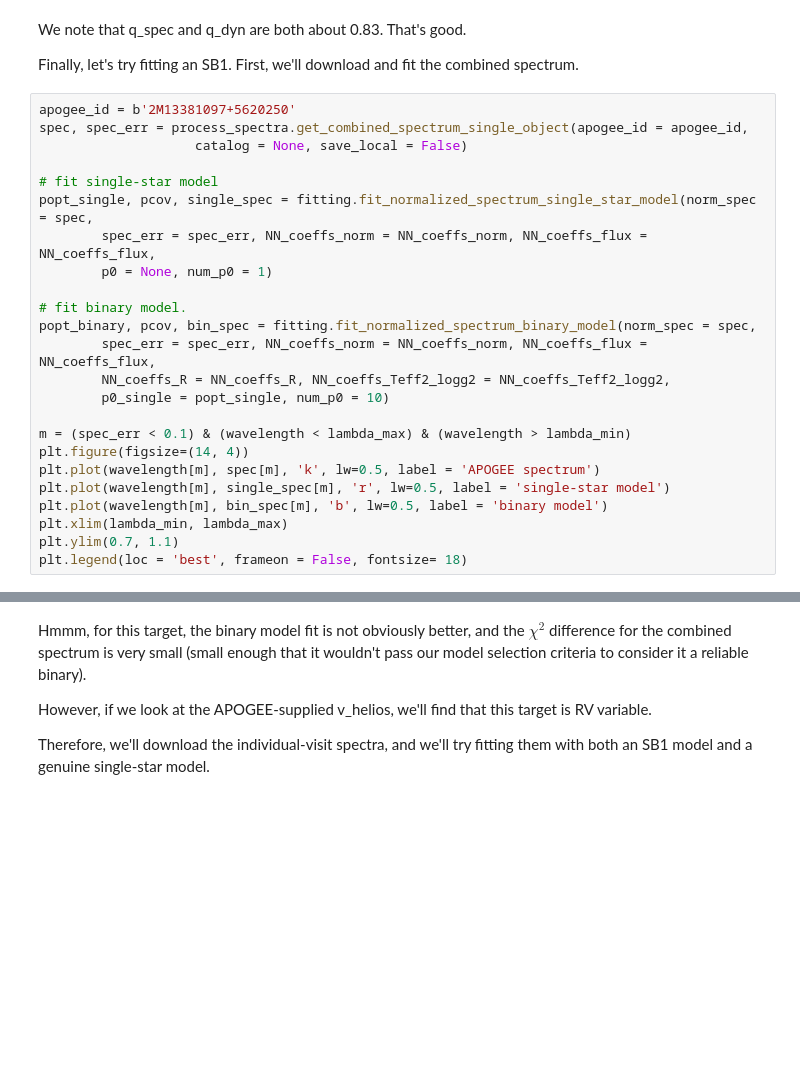
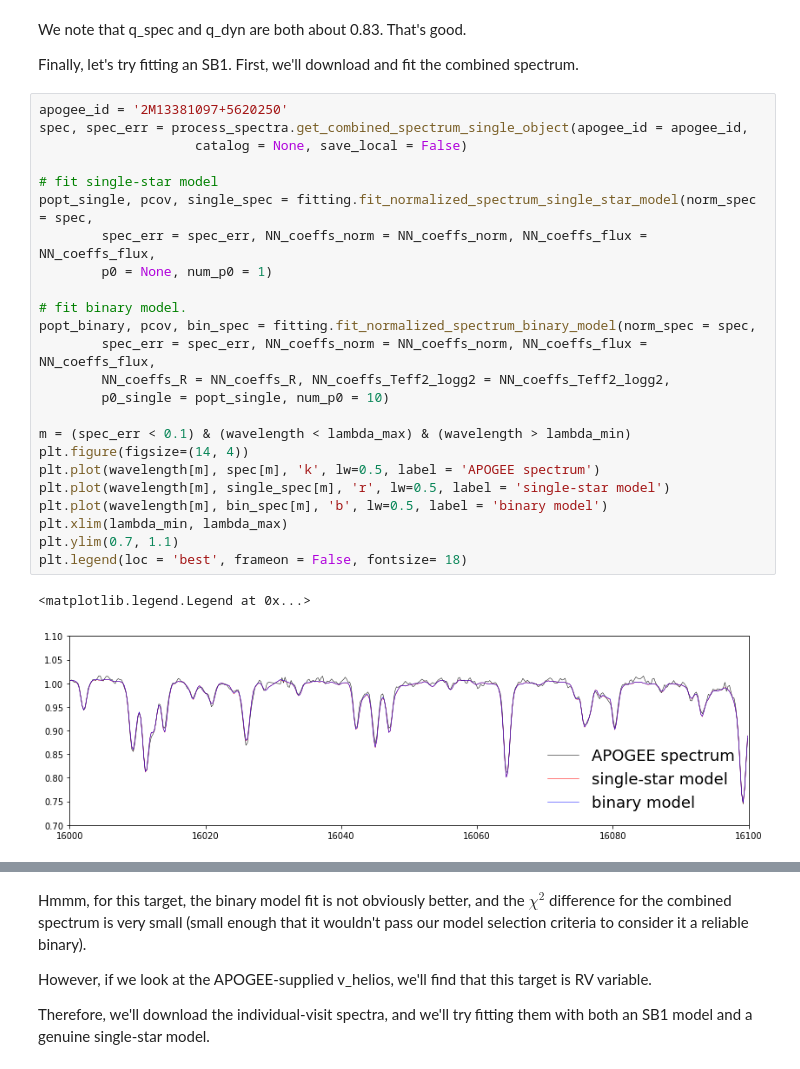
Before and after one commit to tingyuansen/binspec_plus, a Jupyter notebook: tutorial.ipynb, the cells around one changed output, grey strips where cells are left out. Cells and saved outputs as stored; diff of their text form; blank space fills up the shorter version.

```diff
--- a/tutorial.ipynb
+++ b/tutorial.ipynb
@@ -256,29 +274,32 @@ We note that q_spec and q_dyn are both about 0.83. That's good.
 
 Finally, let's try fitting an SB1. First, we'll download and fit the combined spectrum.
 # %%
-apogee_id = b'2M13381097+5620250'
+apogee_id = '2M13381097+5620250'
 spec, spec_err = process_spectra.get_combined_spectrum_single_object(apogee_id = apogee_id,
                     catalog = None, save_local = False)
 
 # fit single-star model
 popt_single, pcov, single_spec = fitting.fit_normalized_spectrum_single_star_model(norm_spec = spec,
         spec_err = spec_err, NN_coeffs_norm = NN_coeffs_norm, NN_coeffs_flux = NN_coeffs_flux,
         p0 = None, num_p0 = 1)
 
 # fit binary model.
 popt_binary, pcov, bin_spec = fitting.fit_normalized_spectrum_binary_model(norm_spec = spec,
         spec_err = spec_err, NN_coeffs_norm = NN_coeffs_norm, NN_coeffs_flux = NN_coeffs_flux,
         NN_coeffs_R = NN_coeffs_R, NN_coeffs_Teff2_logg2 = NN_coeffs_Teff2_logg2,
         p0_single = popt_single, num_p0 = 10)
 
 m = (spec_err < 0.1) & (wavelength < lambda_max) & (wavelength > lambda_min)
 plt.figure(figsize=(14, 4))
 plt.plot(wavelength[m], spec[m], 'k', lw=0.5, label = 'APOGEE spectrum')
 plt.plot(wavelength[m], single_spec[m], 'r', lw=0.5, label = 'single-star model')
 plt.plot(wavelength[m], bin_spec[m], 'b', lw=0.5, label = 'binary model')
 plt.xlim(lambda_min, lambda_max)
 plt.ylim(0.7, 1.1)
 plt.legend(loc = 'best', frameon = False, fontsize= 18)
+# %% [output]
+<matplotlib.legend.Legend at 0x...>
+[figure, added]
 # %%
 chi2_diff = utils.get_chi2_difference(norm_spec=spec, spec_err=spec_err,
                 norm_model_A = single_spec, norm_model_B = bin_spec)
```
Also changed, not shown: parts of 14 cells of this notebook, 1 other file.
